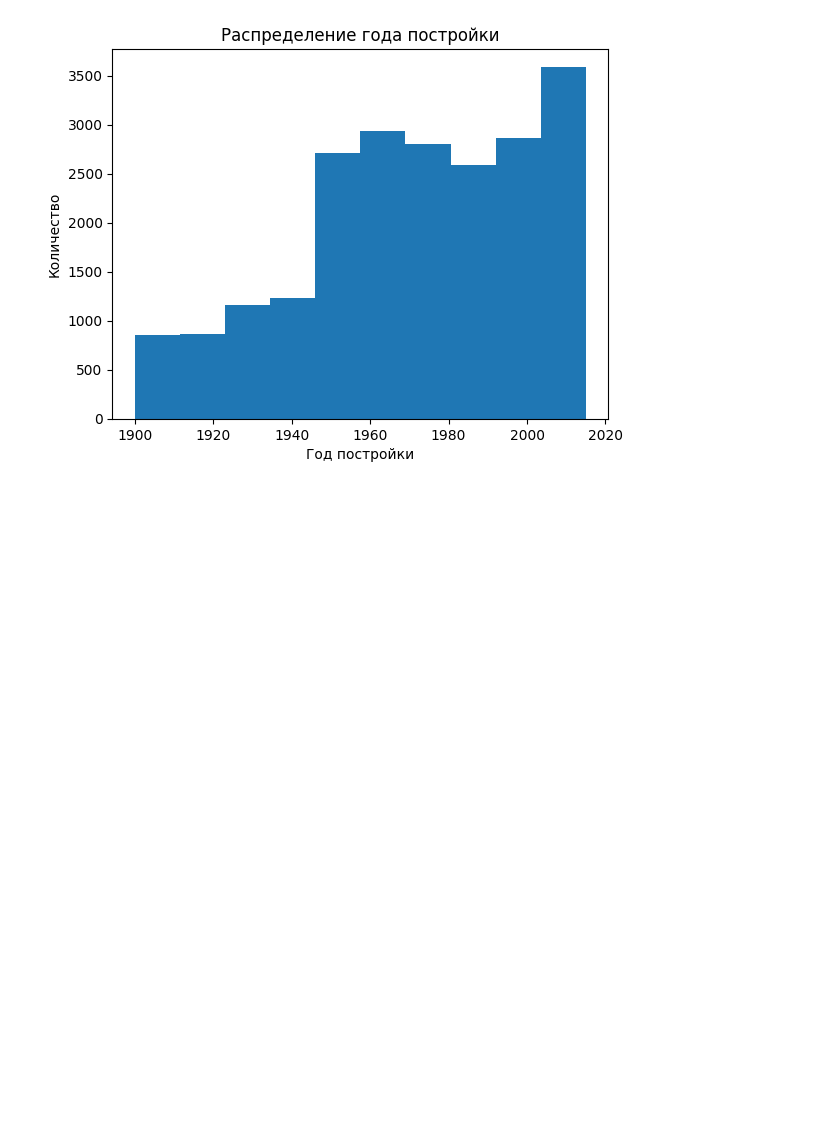
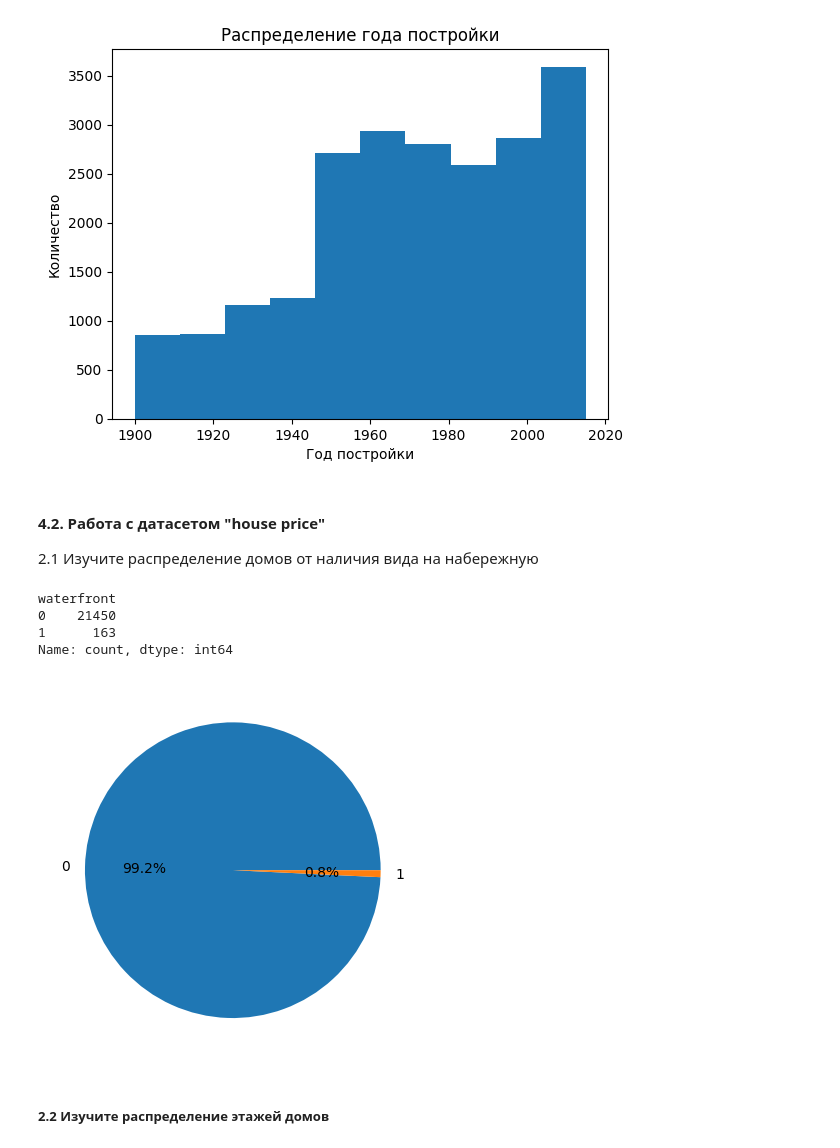
Before and after one commit to machinajg/Homework_4_pandas, a Jupyter notebook: Homework_4_pandas.ipynb, the cells around one changed output. Cells and saved outputs as stored; diff of their text form; code cells hidden in the pictures; blank space fills up the shorter version.

```diff
--- a/Homework_4_pandas.ipynb
+++ b/Homework_4_pandas.ipynb
@@ -55,3 +59,23 @@ plt.title('Распределение года постройки')
 # %% [output]
 Text(0.5, 1.0, 'Распределение года постройки')
 [figure]
+# %% [markdown]
+#### 4.2. Работа с датасетом "house price"
+
+2.1 Изучите распределение домов от наличия вида на набережную
+# %%
+data =df['waterfront'].value_counts()
+data
+# %% [output]
+waterfront
+0    21450
+1      163
+Name: count, dtype: int64
+# %%
+plt.figure()
+plt.pie(data.values, labels = data.index, autopct="%.1f%%")
+plt.show()
+# %% [output]
+[figure, added]
+# %% [markdown]
+##### 2.2 Изучите распределение этажей домов
```
Also changed, not shown: parts of 7 cells of this notebook.
